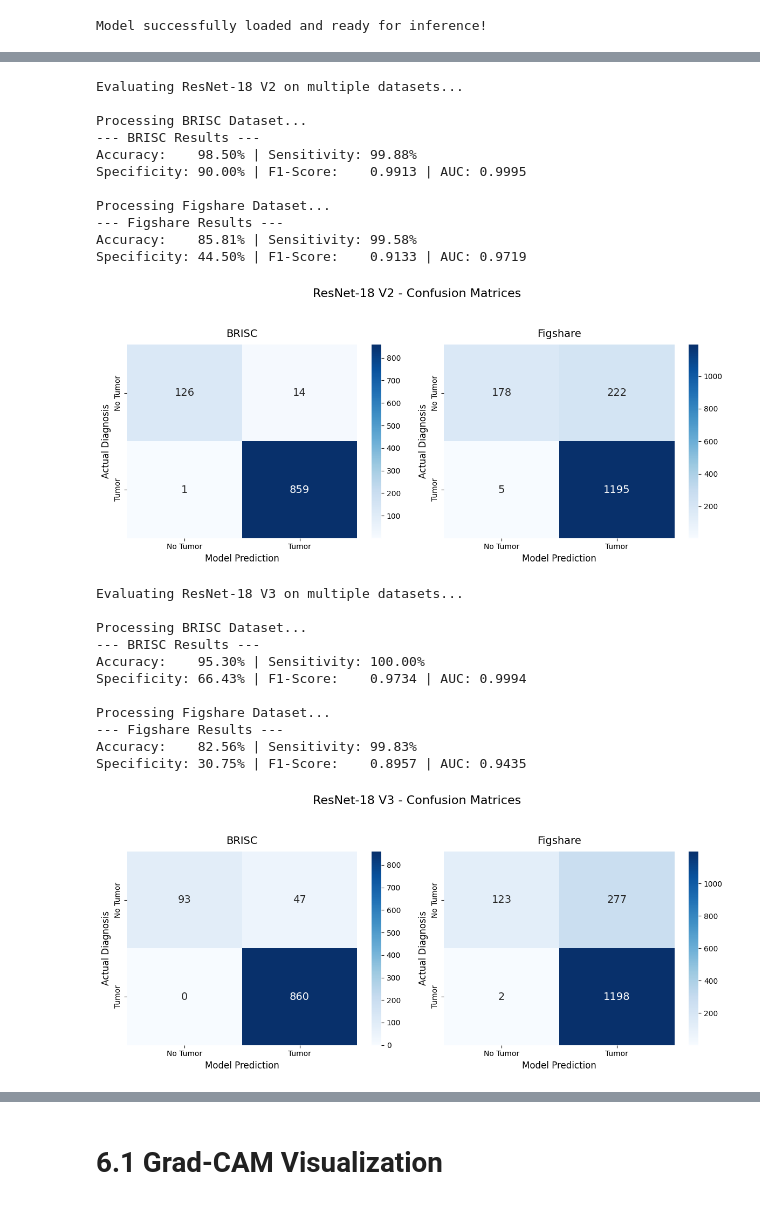
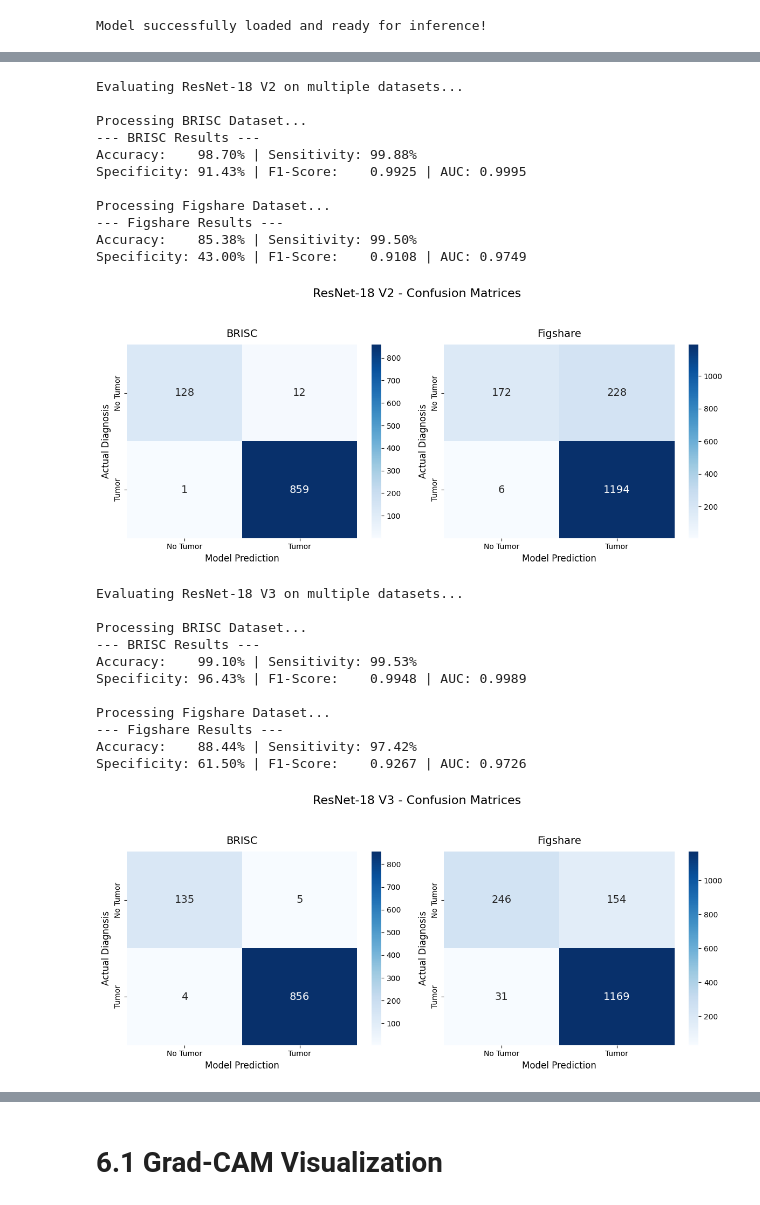
Before and after one commit to kushal-source/Brain-Tumor-Classification, a Jupyter notebook: ResNetModel_Eval.ipynb, the cells around one changed output, grey strips where cells are left out. Saved outputs shown, nothing was run; the diff lists cells and outputs as text; code cells hidden in the pictures.

```diff
--- a/ResNetModel_Eval.ipynb
+++ b/ResNetModel_Eval.ipynb
@@ -258,3 +255,5 @@ Load each saved model and pass it through the evaluation pipeline.
+# %%
+model_dir = '/content/drive/MyDrive/Mini Project Sem-6(Brain Tumor Classification)/Models/'
 # %%
 
 # 1. Build the Model "Skeleton" (using weights=None so it doesn't download ImageNet weights)
@@ -295,6 +294,6 @@ Specificity: 61.75% | F1-Score:    0.9287 | AUC: 0.9747
 # %%
 # --- Evaluate Model V2 ---
-path_v2 = '/content/drive/MyDrive/my_models/Copy of my_brisc_binary_model_312.pth'
+path_v2 = model_dir + 'Resnet v2.pth'
 model_v2 = load_resnet_model(path_v2, device)
 
 metrics_v2 = evaluate_model_multidataset(model_v2, test_loaders, device, THRESHOLD, "ResNet-18 V2")
@@ -303,33 +302,33 @@ Evaluating ResNet-18 V2 on multiple datasets...
 
 Processing BRISC Dataset...
 --- BRISC Results ---
-Accuracy:    98.50% | Sensitivity: 99.88%
-Specificity: 90.00% | F1-Score:    0.9913 | AUC: 0.9995
+Accuracy:    98.70% | Sensitivity: 99.88%
+Specificity: 91.43% | F1-Score:    0.9925 | AUC: 0.9995
 
 Processing Figshare Dataset...
 --- Figshare Results ---
-Accuracy:    85.81% | Sensitivity: 99.58%
-Specificity: 44.50% | F1-Score:    0.9133 | AUC: 0.9719
+Accuracy:    85.38% | Sensitivity: 99.50%
+Specificity: 43.00% | F1-Score:    0.9108 | AUC: 0.9749
 [figure]
 # %%
 # --- Evaluate Model V3 ---
-path_v3 = '/content/drive/MyDrive/my_models/Copy of my_brisc_binary_model.pth'
+path_v3 = model_dir + 'Resnet v3.pth'
 model_v3 = load_resnet_model(path_v3, device)
 
 metrics_v3 = evaluate_model_multidataset(model_v3, test_loaders, device, THRESHOLD, "ResNet-18 V3")
 # %% [output]
 Evaluating ResNet-18 V3 on multiple datasets...
 
 Processing BRISC Dataset...
 --- BRISC Results ---
-Accuracy:    95.30% | Sensitivity: 100.00%
-Specificity: 66.43% | F1-Score:    0.9734 | AUC: 0.9994
+Accuracy:    99.10% | Sensitivity: 99.53%
+Specificity: 96.43% | F1-Score:    0.9948 | AUC: 0.9989
 
 Processing Figshare Dataset...
 --- Figshare Results ---
-Accuracy:    82.56% | Sensitivity: 99.83%
-Specificity: 30.75% | F1-Score:    0.8957 | AUC: 0.9435
+Accuracy:    88.44% | Sensitivity: 97.42%
+Specificity: 61.50% | F1-Score:    0.9267 | AUC: 0.9726
-[figure, old version]
+[figure, new version]
 # %%
 import pandas as pd
 
```
Also changed, not shown: parts of 13 cells of this notebook.
